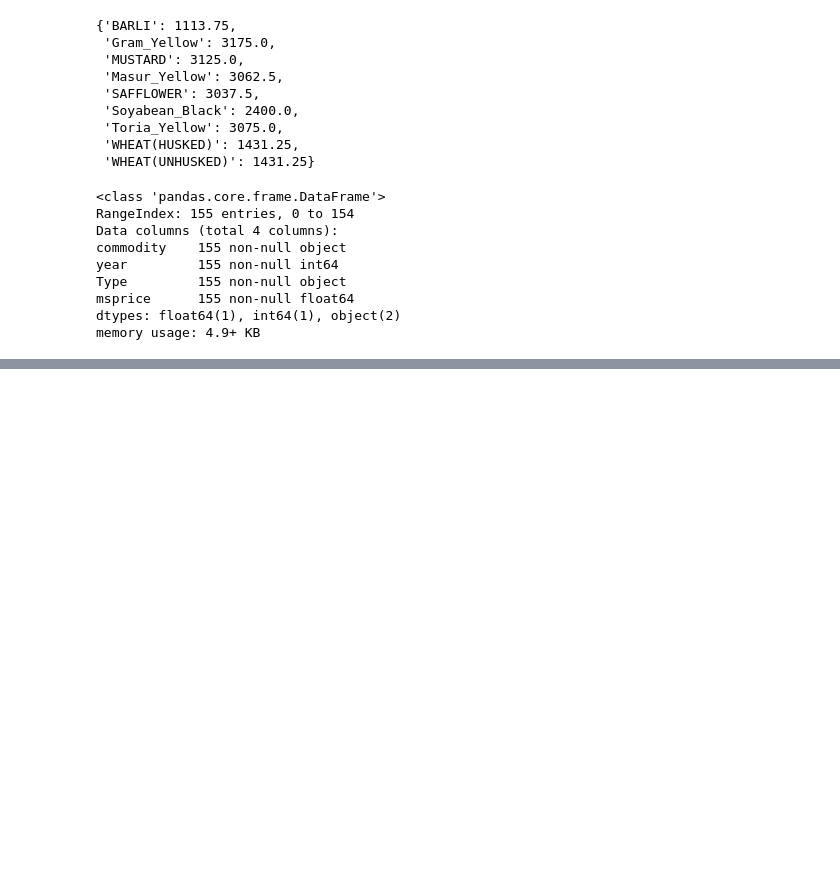
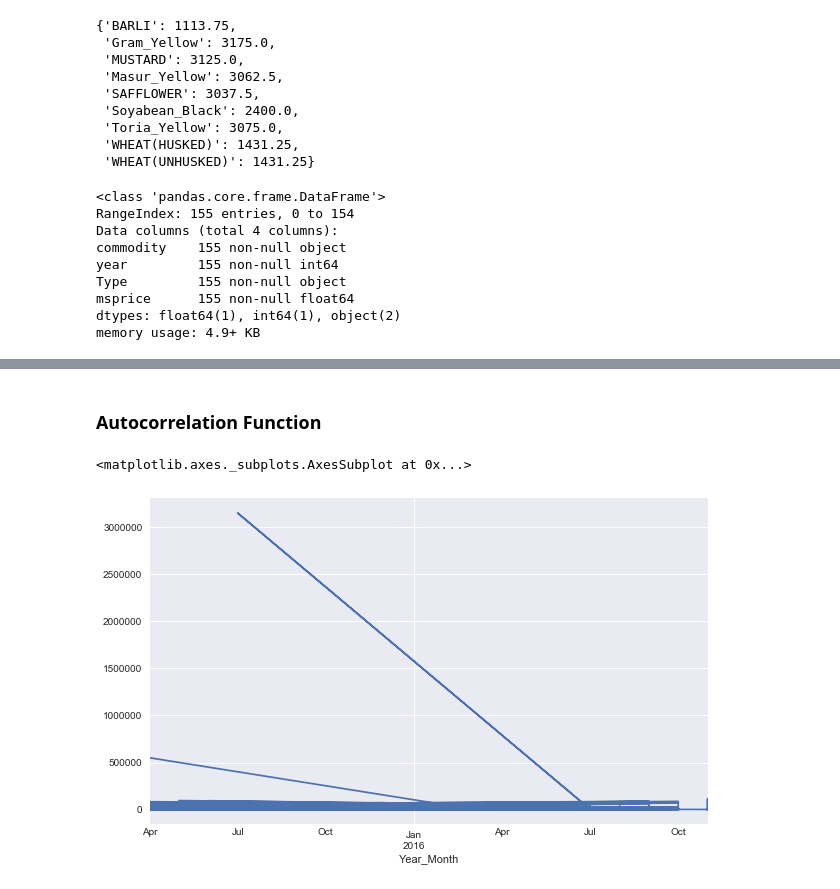
Before and after one commit to sirius0503/Trends_In_APMC, a Jupyter notebook: apmc_trends.ipynb, the cells around one changed output, grey strips where cells are left out. Cells and saved outputs as stored; diff of their text form; code cells hidden in the pictures; blank space fills up the shorter version.

```diff
--- a/apmc_trends.ipynb
+++ b/apmc_trends.ipynb
@@ -207,0 +306,7 @@ memory usage: 4.9+ KB
+# %% [markdown]
+### Autocorrelation Function
+# %%
+df2['min_price'].plot()
+# %% [output]
+<matplotlib.axes._subplots.AxesSubplot at 0x...>
+[figure, added]
```
Also changed, not shown: parts of 27 cells of this notebook.
